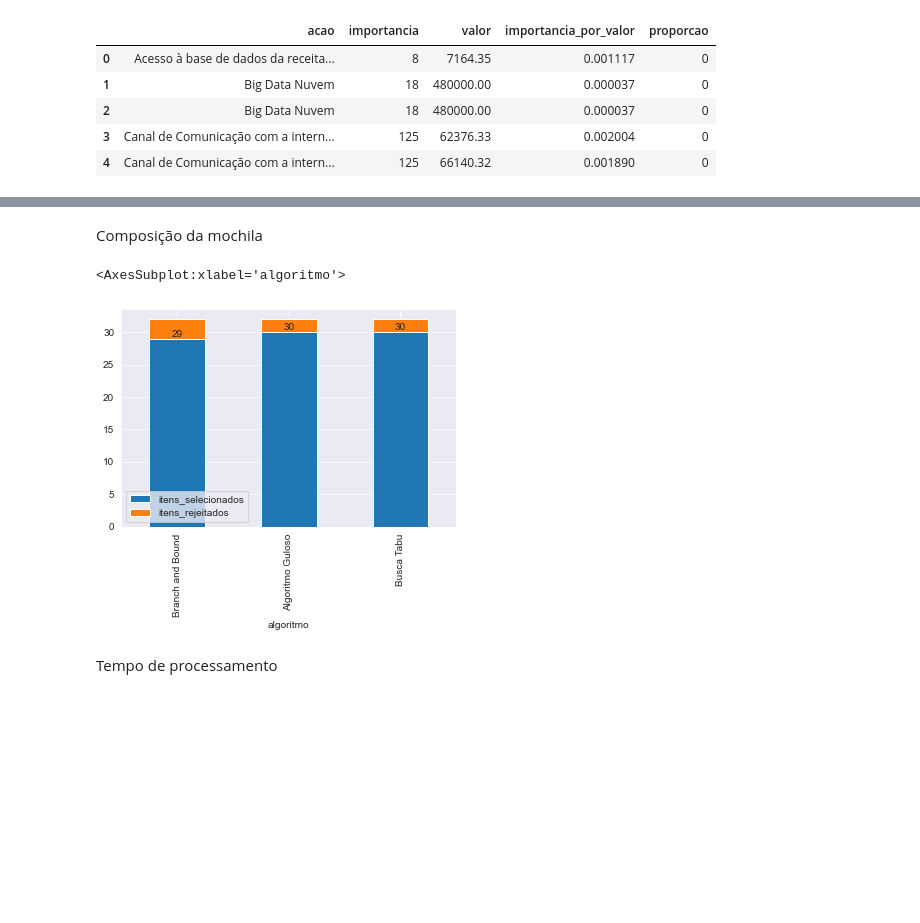
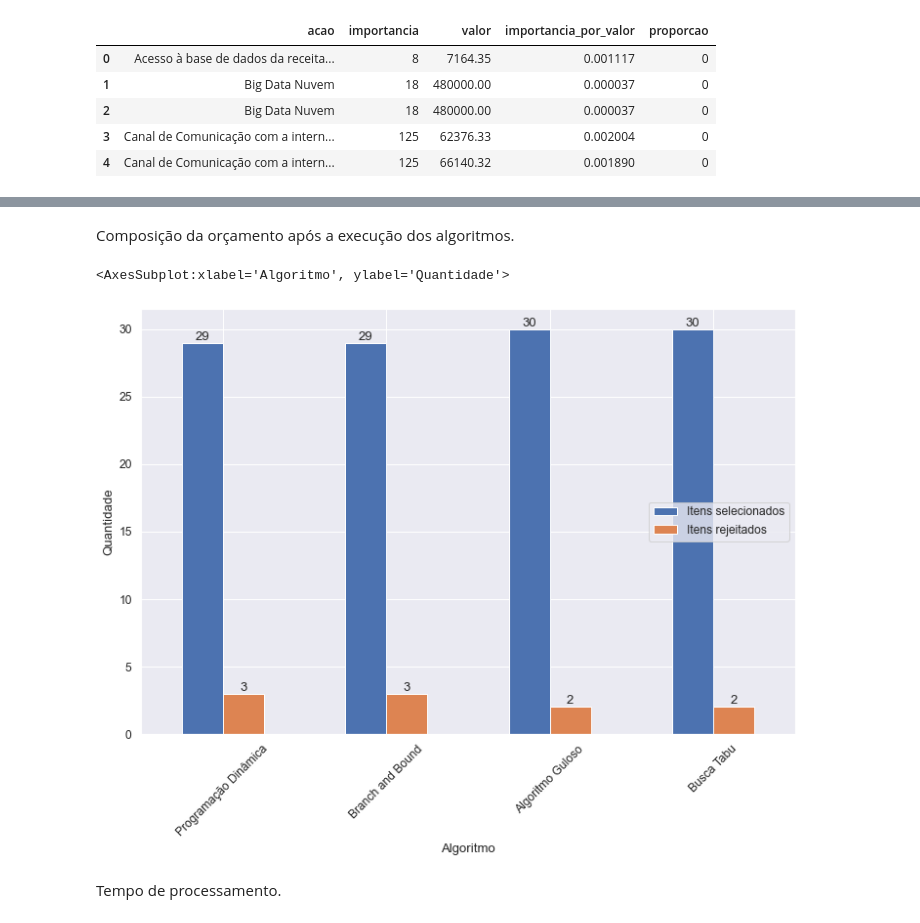
Before and after one commit to pauloceliojr/aed-trabalho-knapsack, a Jupyter notebook: Knapsack.ipynb, the cells around one changed output, grey strips where cells are left out. Saved outputs shown, nothing was run; the diff lists cells and outputs as text; code cells hidden in the pictures; blank space fills up the shorter version.

```diff
--- a/Knapsack.ipynb
+++ b/Knapsack.ipynb
@@ -304,0 +209,7 @@ estatisticas = pd.concat([estatisticas, estatistica], ignore_index=True)
+# %%
+knapsack_solver = KnapsackSolverFactory.\
+    get_solver(KnapsackSolverFactory.BRANCH_AND_BOUND_KNAPSACK_SOLVER,
+               valor_disponivel, itens)
+itens_retornados, estatistica = solucionar_problema(knapsack_solver)
+
+estatisticas = pd.concat([estatisticas, estatistica], ignore_index=True)
@@ -304,0 +268,7 @@ estatisticas = pd.concat([estatisticas, estatistica], ignore_index=True)
+# %%
+knapsack_solver = KnapsackSolverFactory.\
+    get_solver(KnapsackSolverFactory.GREEDY_KNAPSACK_SOLVER,
+               valor_disponivel, itens)
+itens_retornados, estatistica = solucionar_problema(knapsack_solver)
+
+estatisticas = pd.concat([estatisticas, estatistica], ignore_index=True)
@@ -304,0 +322,7 @@ estatisticas = pd.concat([estatisticas, estatistica], ignore_index=True)
+# %%
+knapsack_solver = KnapsackSolverFactory.\
+    get_solver(KnapsackSolverFactory.TABU_SEARCH_KNAPSACK_SOLVER,
+               valor_disponivel, itens)
+itens_retornados, estatistica = solucionar_problema(knapsack_solver, timeout=300)
+
+estatisticas = pd.concat([estatisticas, estatistica], ignore_index=True)
@@ -316,5 +390,9 @@ Importância máxima obtida
 # %%
+sns.set(font_scale=1.1)
 ax = sns.barplot(x="algoritmo", y="importancia_maxima", data=estatisticas)
 ax.bar_label(ax.containers[0])
+ax.figure.set_size_inches(12, 8)
+ax.set_xlabel("Algoritmo")
+ax.set_ylabel("Importância Máxima")
 ax
 # %% [output]
@@ -332,14 +414,21 @@ ax
-# %% [markdown]
-Composição da mochila
+# %% [markdown]
+Composição da orçamento após a execução dos algoritmos.
 # %%
-estatisticas_composicao = estatisticas.filter(["algoritmo", "itens_selecionados", "itens_rejeitados"])
+estatisticas_composicao = estatisticas.filter(["algoritmo", "itens_selecionados",
+                                               "itens_rejeitados"])
 estatisticas_composicao.set_index("algoritmo", inplace=True)
-ax = estatisticas_composicao.plot(kind='bar', stacked=True)
+ax = estatisticas_composicao.plot(kind="bar")
 ax.bar_label(ax.containers[0])
+ax.bar_label(ax.containers[1])
+ax.figure.set_size_inches(12, 8)
+ax.legend(loc="center right", labels=["Itens selecionados", "Itens rejeitados"])
+ax.tick_params(axis='x', labelrotation=45)
+ax.set_xlabel("Algoritmo")
+ax.set_ylabel("Quantidade")
 ax
 # %% [output]
-<AxesSubplot:xlabel='algoritmo'>
+<AxesSubplot:xlabel='Algoritmo', ylabel='Quantidade'>
-[figure, old version]
+[figure, new version]
 # %% [markdown]
-Tempo de processamento
+Tempo de processamento.
 # %%
```
Also changed, not shown: parts of 103 cells of this notebook, 7 other files.
